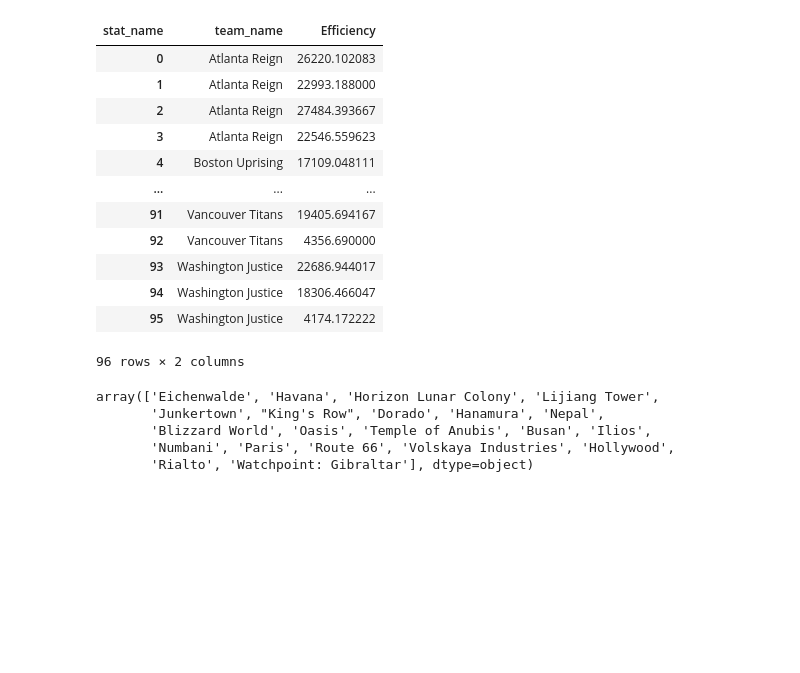
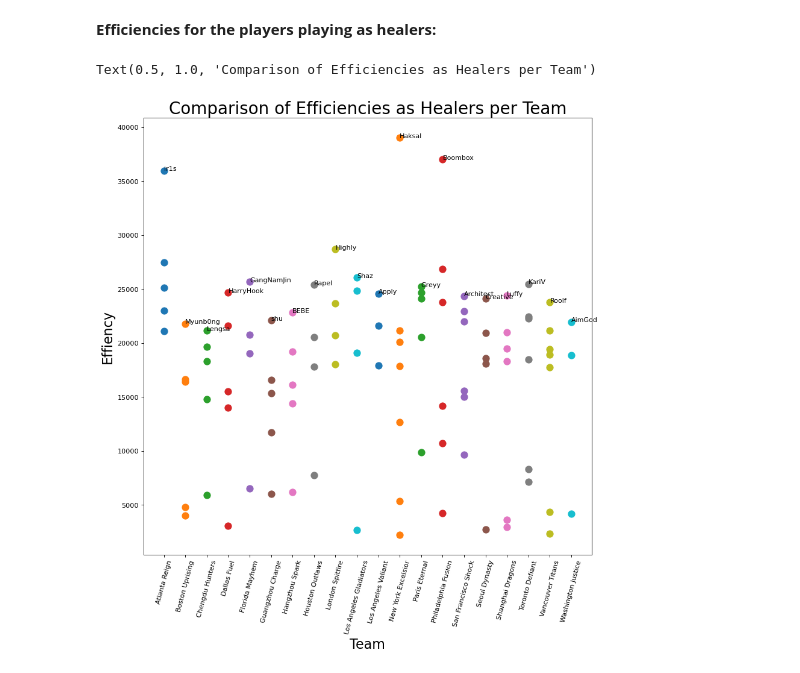
Before and after one commit to bfleming2/Overwatch-Analysis, a Jupyter notebook: Chinhnam.ipynb, the cells around one changed output. Drawn from its saved outputs; the diff is of its cells as text; code cells hidden in the pictures; blank space fills up the shorter version.

```diff
--- a/Chinhnam.ipynb
+++ b/Chinhnam.ipynb
@@ -37,54 +77,41 @@ data
+# %%
+# Ignore map and average stats and prepare to plot efficiencies of each team per class
+average_table = data.drop('map_name', axis=1, inplace=False)
+average_table = average_table.groupby(['esports_match_id', 'team_name', 'player_name', 'hero_name']).mean().reset_index()
+
+healers = ['Lúcio', 'Baptiste', 'Moira', 'Ana', 'Zenyatta', 'Mercy', 'Brigitte', 'Soldier: 76']
+tanks = ['Reinhardt', 'Mei', 'Orisa', 'Symmetra', 'Winston', 'D.Va', 'Zarya', 'Brigitte', 'Sigma']
+# %% [markdown]
+**Efficiencies for the players playing as healers:**
 # %%
-# Ignore map and average stats
-average_table = data.drop('map_name', axis=1, inplace=False)
-average_table = average_table.groupby(['esports_match_id', 'team_name', 'player_name', 'hero_name']).mean()
-average_table = average_table.reset_index()
-average_table
-
-healers = ['Lúcio', 'Baptiste', 'Moira', 'Ana', 'Zenyatta', 'Mercy', 'Brigitte', 'Soldier: 76']
-tanks = ['Reinhardt', 'Mei', 'Orisa', 'Symmetra', 'Winston', 'D.Va', 'Zarya', 'Brigitte', 'Sigma']
-
 # Compare efficiencies of players playing as healers
 healers_table = average_table.loc[average_table['hero_name'].isin(healers)].copy()
 
+# Define equation we will use to calculate overall efficiency and create efficiency column
 def healer_efficiency(row):
     return (2*row['Assists'] + 1.5*row['Barrier Damage Done'] - 2*row['Deaths'] + 2*row['Eliminations']
             + row['Final Blows'] + 2.5*row['Healing Done'] + 1.5*row['Objective Kills'] + row['Objective Time'] + 1.5*row['Ultimates Earned'])
 
 healers_table['Efficiency'] = healers_table.apply(lambda row: healer_efficiency(row), axis=1)
 
-# Ignore rows with less than 1500 efficiency as that probably means the player only played as the healer for less than a minute
+# Ignore rows with less than 2000 efficiency as that probably means the player only played as the healer for less than a minute
 # and drop newly irrelevant columns
-healers_table = healers_table[healers_table.Efficiency > 2000]
-healers_table = healers_table[['team_name', 'player_name', 'Efficiency']]
-healers_table = healers_table.groupby(['team_name', 'player_name']).mean()
+healers_table = healers_table[healers_table.Efficiency > 2000].groupby(['team_name', 'player_name']).mean()
 healers_table = healers_table.reset_index()
+best_effiency_table = healers_table.loc[healers_table.groupby('team_name')['Efficiency'].idxmax()]
+teams = healers_table['team_name'].unique()
 
-plot_table = healers_table[['team_name', 'Efficiency']]
-plot_table = plot_table.groupby(['team_name']).agg(list)
-plot_table
+# Plot efficiencies of each player for each team
+plot = plt.figure(figsize=(12,12), dpi=80)
+plots = plot.subplots()
+for team in teams:
+    plots.scatter(healers_table.loc[healers_table['team_name'] == team]['team_name'].tolist(), healers_table.loc[healers_table['team_name'] == team]['Efficiency'].tolist(), label=team, s=100)
+for index, row in best_effiency_table.iterrows():
+    plots.annotate(row['player_name'], (row['team_name'], row['Efficiency']))
+plots.set_xticklabels(teams, rotation=75)
+plots.set_xlabel('Team', fontsize=20)
+plots.set_ylabel('Effiency', fontsize=20)
+plots.set_title('Comparison of Efficiencies as Healers per Team', fontsize=25)
 # %% [output]
-| stat_name | team_name | Efficiency |
-| 0 | Atlanta Reign | 26220.102083 |
-| 1 | Atlanta Reign | 22993.188000 |
-| 2 | Atlanta Reign | 27484.393667 |
-| 3 | Atlanta Reign | 22546.559623 |
-| 4 | Boston Uprising | 17109.048111 |
-| ... | ... | ... |
-| 91 | Vancouver Titans | 19405.694167 |
-| 92 | Vancouver Titans | 4356.690000 |
-| 93 | Washington Justice | 22686.944017 |
-| 94 | Washington Justice | 18306.466047 |
-| 95 | Washington Justice | 4174.172222 |
-96 rows × 2 columns
+Text(0.5, 1.0, 'Comparison of Efficiencies as Healers per Team')
+[figure, added]
-# %%
-# FIND MOST IMPACTFUL PLAYER
-teams = data.loc[:, 'team_name'].unique()
-maps = data.loc[:, 'map_name'].unique()
-maps
-# %% [output]
-array(['Eichenwalde', 'Havana', 'Horizon Lunar Colony', 'Lijiang Tower',
-       'Junkertown', "King's Row", 'Dorado', 'Hanamura', 'Nepal',
-       'Blizzard World', 'Oasis', 'Temple of Anubis', 'Busan', 'Ilios',
-       'Numbani', 'Paris', 'Route 66', 'Volskaya Industries', 'Hollywood',
-       'Rialto', 'Watchpoint: Gibraltar'], dtype=object)
```
Also changed, not shown: parts of 12 cells of this notebook.
